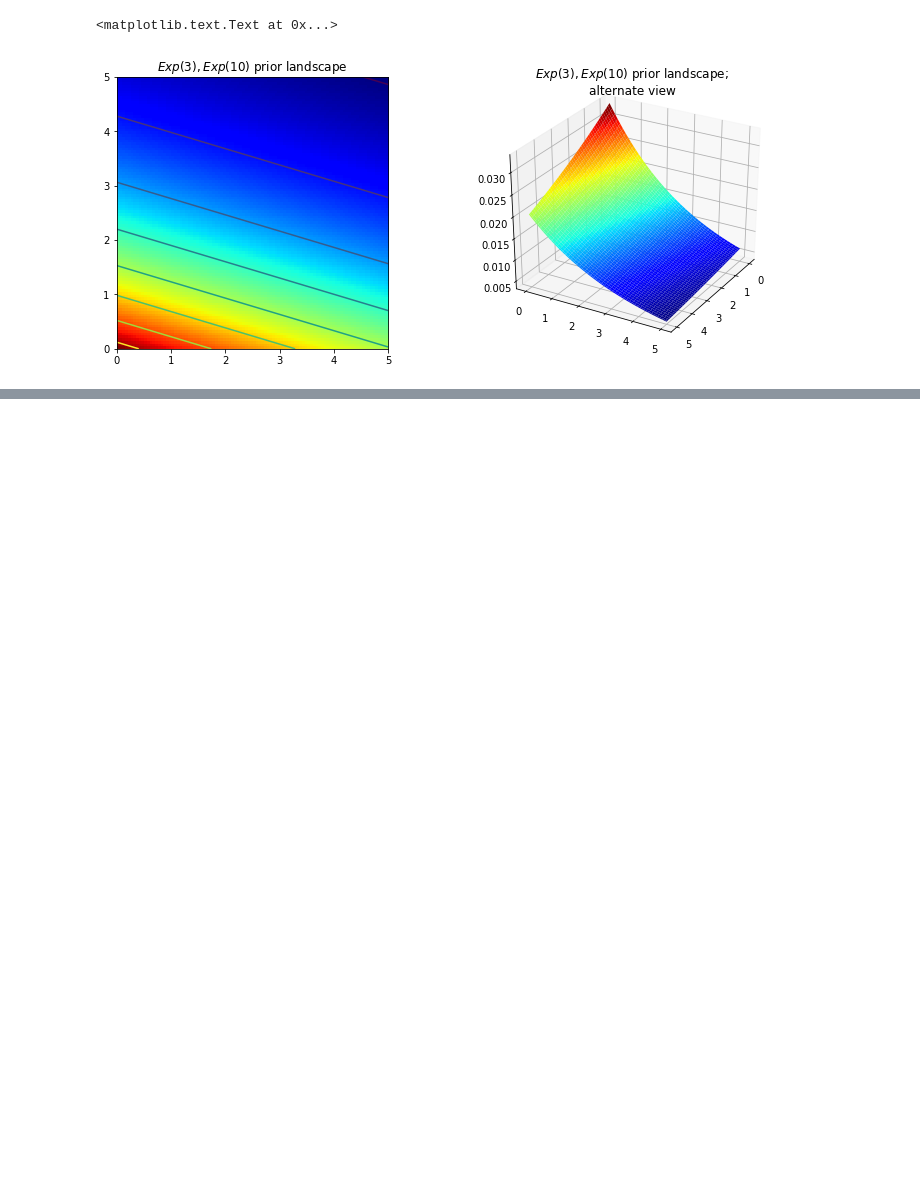
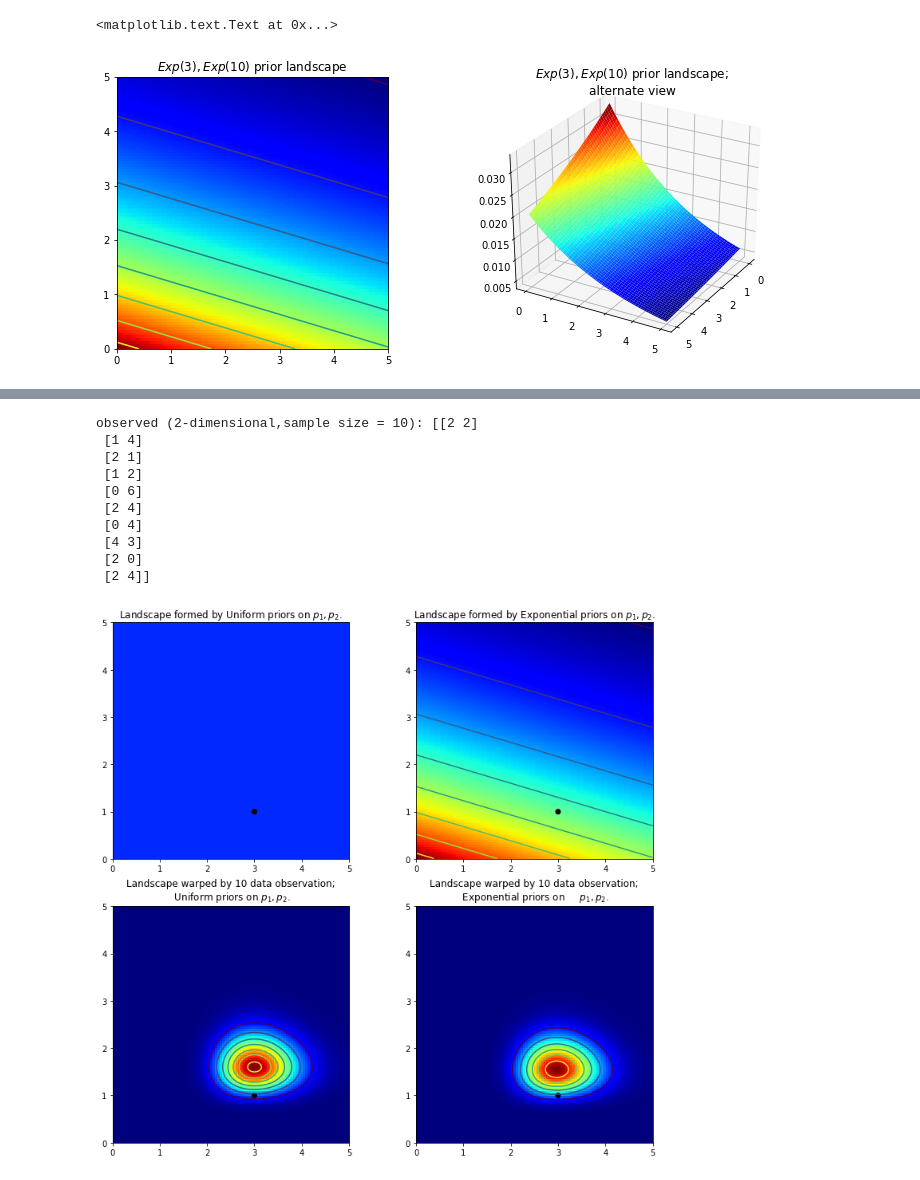
Before and after one commit to TanUkkii007/Probabilistic-Programming-and-Bayesian-Methods-for-Hackers, a Jupyter notebook: ch03/Ch3_IntroMCMC_PyMC3.ipynb, the cells around one changed output, grey strips where cells are left out. Saved outputs shown, nothing was run; the diff lists cells and outputs as text; code cells hidden in the pictures; blank space fills up the shorter version.

```diff
--- a/ch03/Ch3_IntroMCMC_PyMC3.ipynb
+++ b/ch03/Ch3_IntroMCMC_PyMC3.ipynb
@@ -80,0 +281,35 @@ plt.title("$Exp(3), Exp(10)$ prior landscape; \nalternate view")
+# %%
+# sample size of data we observe, trying varying this (keep it less than 100 ;)
+N = 10
+
+# the true parameters, but of course we do not see these values...
+lambda_1_true = 1
+lambda_2_true = 3
+
+#...we see the data generated, dependent on the above two values.
+data = np.concatenate([
+    stats.poisson.rvs(lambda_1_true, size=(N, 1)),
+    stats.poisson.rvs(lambda_2_true, size=(N, 1))
+], axis=1)
+
+print("observed (2-dimensional,sample size = %d):" % N, data)
+
+# plotting details.
+x = y = np.linspace(0.01, 5, 100) # x: lambda_1, y: lambda_2
+likelihood_x = np.array([stats.poisson.pmf(data[:, 0], _x) for _x in x]).prod(axis=1)
+likelihood_y = np.array([stats.poisson.pmf(data[:, 1], _y) for _y in y]).prod(axis=1)
+L = np.dot(likelihood_x[:, None], likelihood_y[None, :])
+
+plot_posterior_distribution()
+# %% [output]
+observed (2-dimensional,sample size = 10): [[2 2]
+ [1 4]
+ [2 1]
+ [1 2]
+ [0 6]
+ [2 4]
+ [0 4]
+ [4 3]
+ [2 0]
+ [2 4]]
+[figure, added]
```
Also changed, not shown: parts of 14 cells of this notebook, 1 other file.
